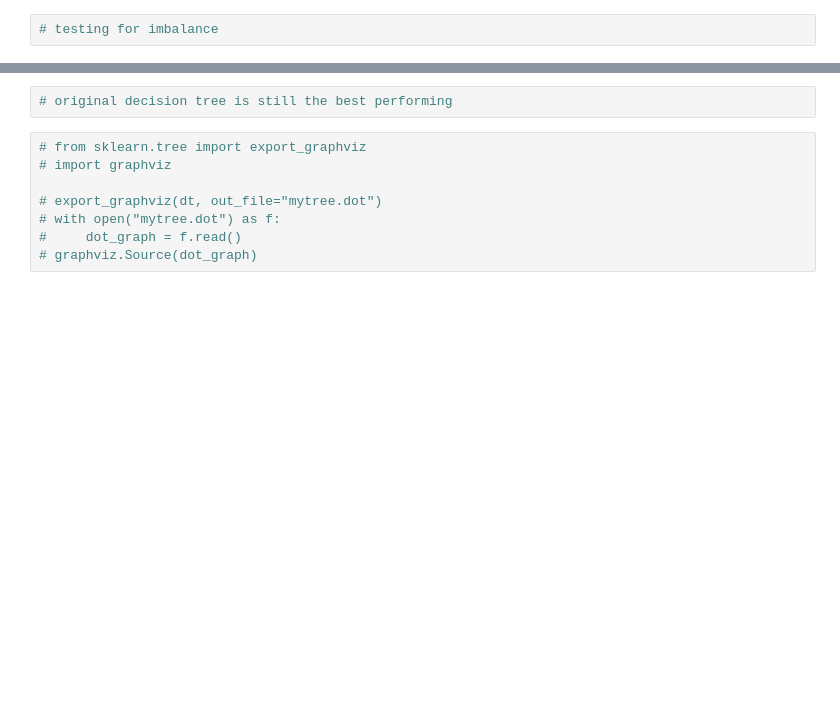
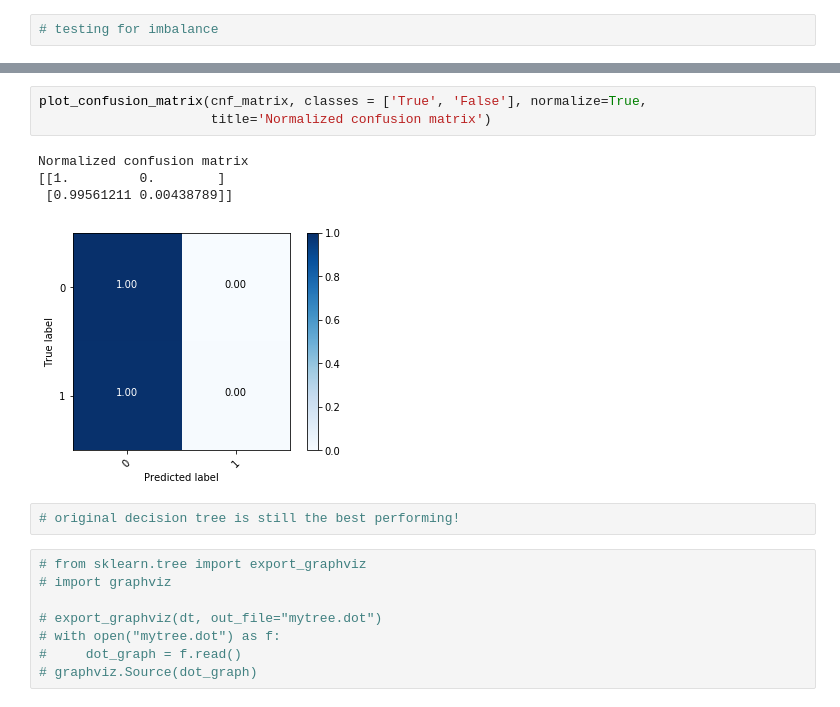
Before and after one commit to lambertmk/Capstone-Project, a Jupyter notebook: ML Model 2.ipynb, the cells around one changed output, grey strips where cells are left out. Cells and saved outputs as stored; diff of their text form; blank space fills up the shorter version.

```diff
--- a/ML Model 2.ipynb
+++ b/ML Model 2.ipynb
@@ -995,5 +1289,13 @@ print(f'F1 Score: {f1_score(y_test, preds)}')
+# %%
+plot_confusion_matrix(cnf_matrix, classes = ['True', 'False'], normalize=True,
+                      title='Normalized confusion matrix')
+# %% [output]
+Normalized confusion matrix
+[[1.         0.        ]
+ [0.99561211 0.00438789]]
+[figure, added]
 # %%
-# original decision tree is still the best performing
+# original decision tree is still the best performing!
 # %%
 # from sklearn.tree import export_graphviz
 # import graphviz
```
Also changed, not shown: parts of 49 cells of this notebook, 1 other file.
